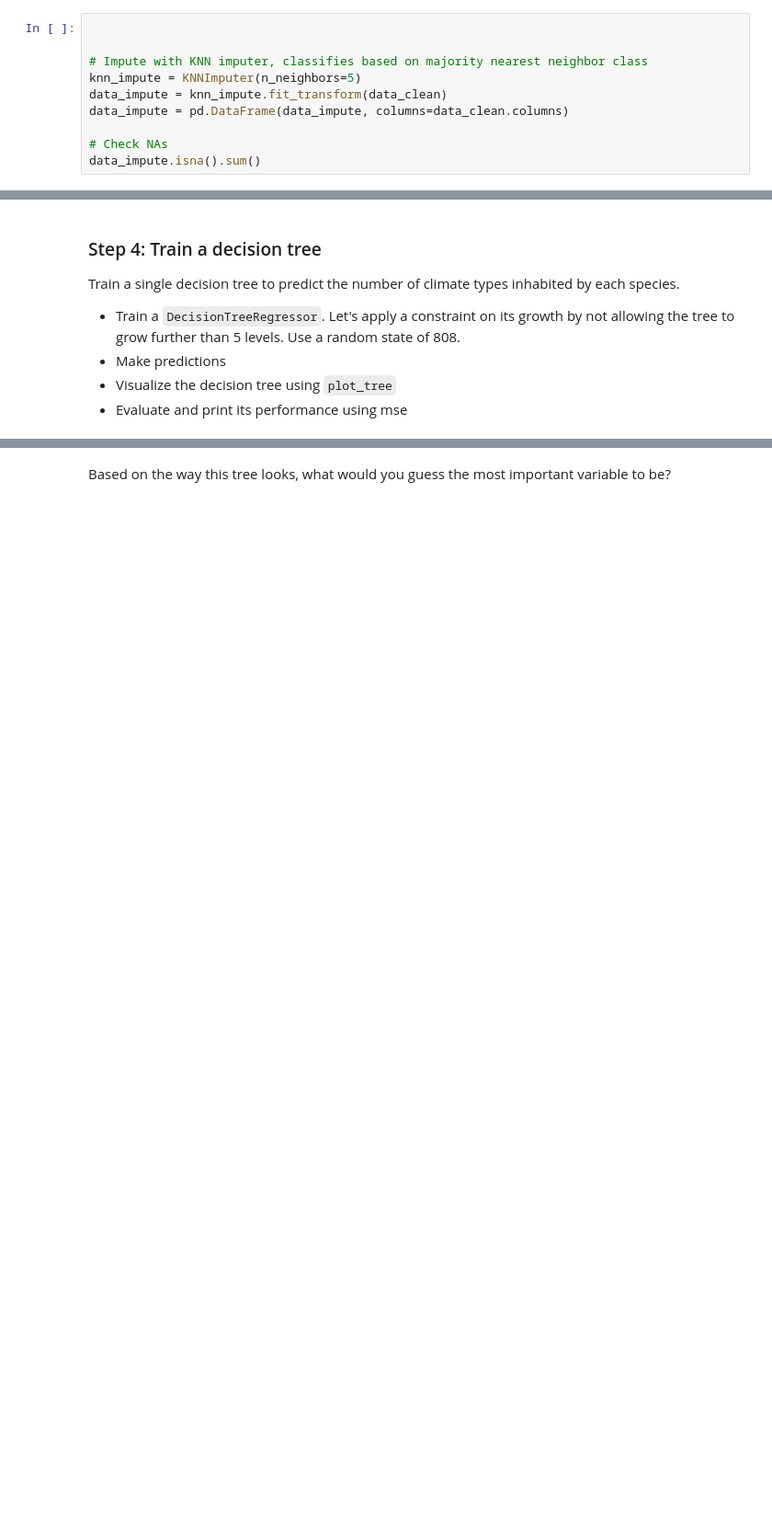
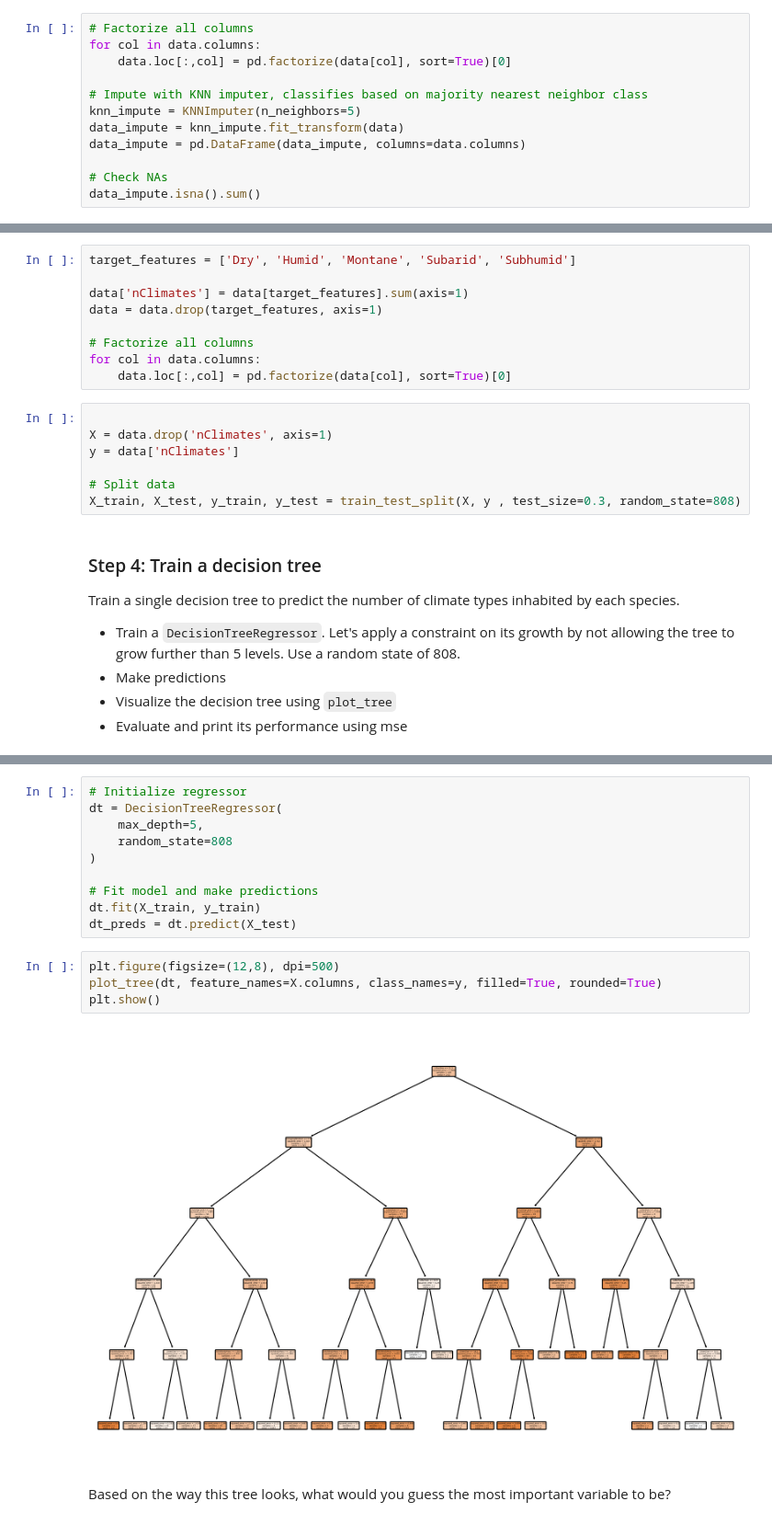
Before and after one commit to haylee360/EDS232-labs, a Jupyter notebook: Week6/lab6-mammal-traits.ipynb, the cells around one changed output, grey strips where cells are left out. Shown at 92% size. Cells and saved outputs as stored; diff of their text form; blank space fills up the shorter version.

```diff
--- a/Week6/lab6-mammal-traits.ipynb
+++ b/Week6/lab6-mammal-traits.ipynb
@@ -65,12 +64,14 @@ Final DataFrame shape: (214, 16)
 ### Step 2: Imputation with KNN
 Now impute the values of the missing data in the remaining numeric columns using k-nearest neighbors with `KNNImputer()`. Use the 5 nearest neighbors. This allows us to implement the knn algorithm to predict the missing values for an observation based on similar complete observations.Perform and print a check to ensure that there are no more NA values.
 # %%
-
+# Factorize all columns
+for col in data.columns:
+    data.loc[:,col] = pd.factorize(data[col], sort=True)[0]
 
 # Impute with KNN imputer, classifies based on majority nearest neighbor class
 knn_impute = KNNImputer(n_neighbors=5)
-data_impute = knn_impute.fit_transform(data_clean)
-data_impute = pd.DataFrame(data_impute, columns=data_clean.columns)
+data_impute = knn_impute.fit_transform(data)
+data_impute = pd.DataFrame(data_impute, columns=data.columns)
 
 # Check NAs
 data_impute.isna().sum()
@@ -89,3 +105,19 @@ Create the target variable (`nClimates`) representing the  number of climates in
+# %%
+target_features = ['Dry', 'Humid', 'Montane', 'Subarid', 'Subhumid']
+
+data['nClimates'] = data[target_features].sum(axis=1)
+data = data.drop(target_features, axis=1)
+
+# Factorize all columns
+for col in data.columns:
+    data.loc[:,col] = pd.factorize(data[col], sort=True)[0]
+# %%
+
+X = data.drop('nClimates', axis=1)
+y = data['nClimates']
+
+# Split data
+X_train, X_test, y_train, y_test = train_test_split(X, y , test_size=0.3, random_state=808)
 # %% [markdown]
 ### Step 4: Train a decision tree
 Train a single decision tree to predict the number of climate types inhabited by each species.
@@ -99,2 +129,18 @@ Train a single decision tree to predict the number of climate types inhabited by
+# %%
+# Initialize regressor
+dt = DecisionTreeRegressor(
+    max_depth=5,
+    random_state=808
+)
+
+# Fit model and make predictions
+dt.fit(X_train, y_train)
+dt_preds = dt.predict(X_test)
+# %%
+plt.figure(figsize=(12,8), dpi=500)
+plot_tree(dt, feature_names=X.columns, class_names=y, filled=True, rounded=True)
+plt.show()
+# %% [output]
+[figure, added]
 # %% [markdown]
 Based on the way this tree looks, what would you guess the most important variable to be?
```
Also changed, not shown: parts of 16 cells of this notebook.
